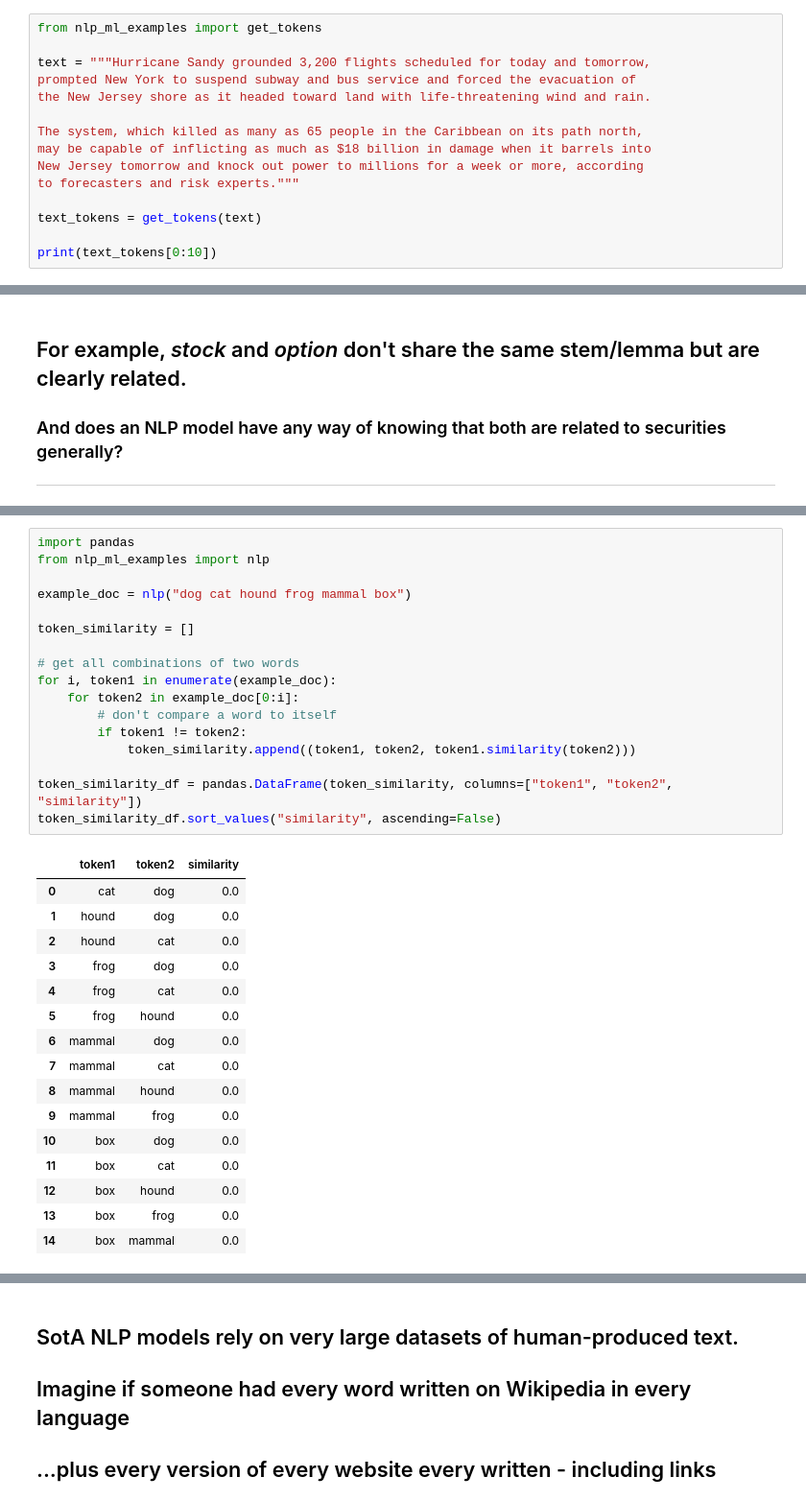
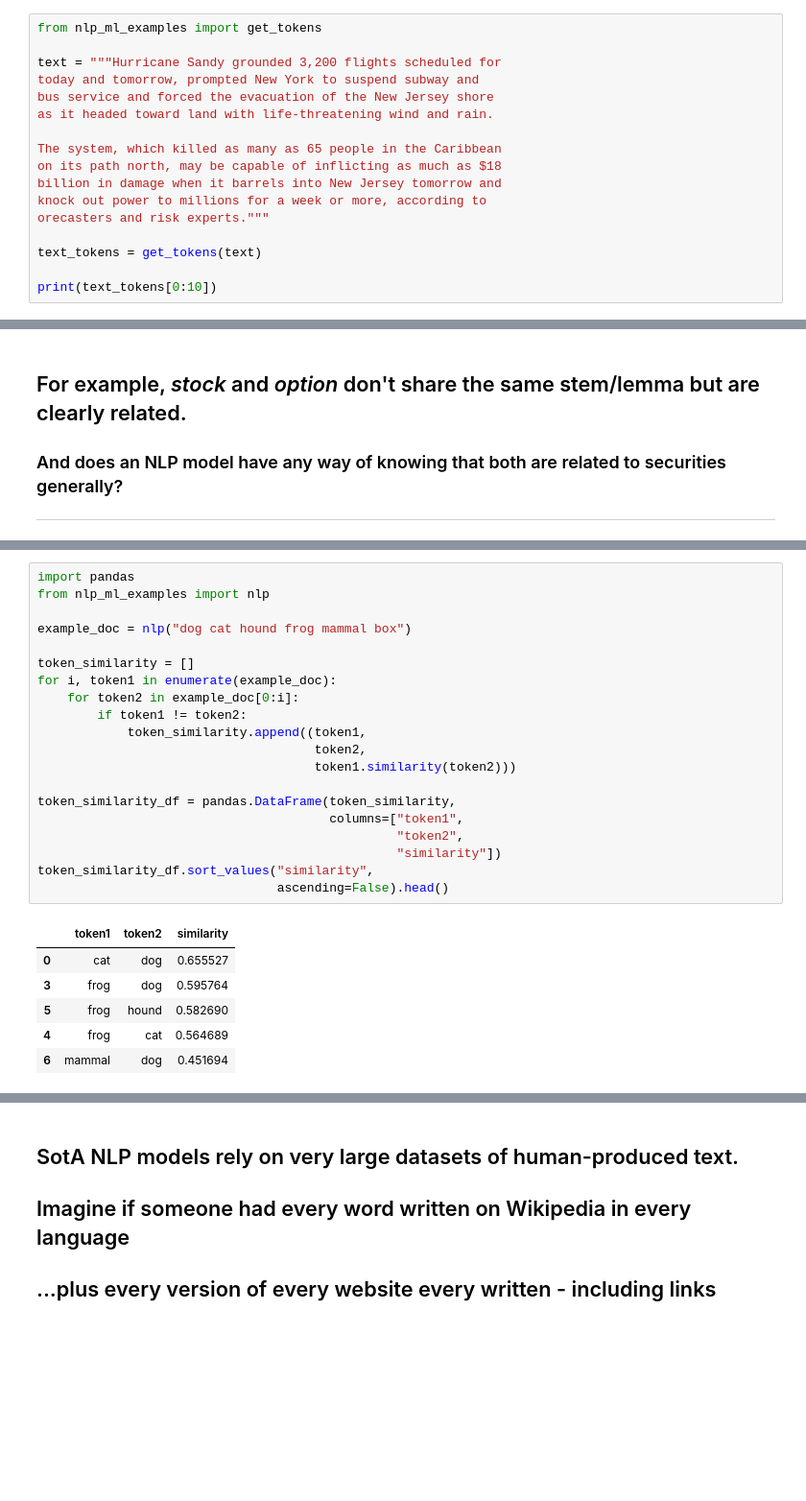
Before and after one commit to mjbommar/msu-ediscovery-nlp-ml, a Jupyter notebook: notebooks/ml_nlp_for_ediscovery.ipynb, the cells around one changed output, grey strips where cells are left out. Shown at 96% size. Cells and saved outputs as stored; diff of their text form; blank space fills up the shorter version.

```diff
--- a/notebooks/ml_nlp_for_ediscovery.ipynb
+++ b/notebooks/ml_nlp_for_ediscovery.ipynb
@@ -170,14 +163,16 @@ Message: thx for chat re: Cal transaction yesterday, pls share what # u think wi
 # %%
 from nlp_ml_examples import get_tokens
 
-text = """Hurricane Sandy grounded 3,200 flights scheduled for today and tomorrow,
-prompted New York to suspend subway and bus service and forced the evacuation of
-the New Jersey shore as it headed toward land with life-threatening wind and rain.
+text = """Hurricane Sandy grounded 3,200 flights scheduled for
+today and tomorrow, prompted New York to suspend subway and
+bus service and forced the evacuation of the New Jersey shore
+as it headed toward land with life-threatening wind and rain.
 
-The system, which killed as many as 65 people in the Caribbean on its path north,
-may be capable of inflicting as much as $18 billion in damage when it barrels into
-New Jersey tomorrow and knock out power to millions for a week or more, according
-to forecasters and risk experts."""
+The system, which killed as many as 65 people in the Caribbean
+on its path north, may be capable of inflicting as much as $18
+billion in damage when it barrels into New Jersey tomorrow and
+knock out power to millions for a week or more, according to
+orecasters and risk experts."""
 
 text_tokens = get_tokens(text)
 
@@ -395,37 +386,30 @@ get_tokens_and_ner(text)
 # %%
 import pandas
 from nlp_ml_examples import nlp
 
 example_doc = nlp("dog cat hound frog mammal box")
 
 token_similarity = []
-
-# get all combinations of two words
 for i, token1 in enumerate(example_doc):
     for token2 in example_doc[0:i]:
-        # don't compare a word to itself
         if token1 != token2:
-            token_similarity.append((token1, token2, token1.similarity(token2)))
+            token_similarity.append((token1,
+                                     token2,
+                                     token1.similarity(token2)))
 
-token_similarity_df = pandas.DataFrame(token_similarity, columns=["token1", "token2", "similarity"])
-token_similarity_df.sort_values("similarity", ascending=False)
+token_similarity_df = pandas.DataFrame(token_similarity,
+                                       columns=["token1",
+                                                "token2",
+                                                "similarity"])
+token_similarity_df.sort_values("similarity",
+                                ascending=False).head()
 # %% [output]
 |  | token1 | token2 | similarity |
-| 0 | cat | dog | 0.0 |
-| 1 | hound | dog | 0.0 |
-| 2 | hound | cat | 0.0 |
-| 3 | frog | dog | 0.0 |
-| 4 | frog | cat | 0.0 |
-| 5 | frog | hound | 0.0 |
-| 6 | mammal | dog | 0.0 |
-| 7 | mammal | cat | 0.0 |
-| 8 | mammal | hound | 0.0 |
-| 9 | mammal | frog | 0.0 |
-| 10 | box | dog | 0.0 |
-| 11 | box | cat | 0.0 |
-| 12 | box | hound | 0.0 |
-| 13 | box | frog | 0.0 |
-| 14 | box | mammal | 0.0 |
+| 0 | cat | dog | 0.655527 |
+| 3 | frog | dog | 0.595764 |
+| 5 | frog | hound | 0.582690 |
+| 4 | frog | cat | 0.564689 |
+| 6 | mammal | dog | 0.451694 |
 # %% [markdown]
 <h1>How did the computer know this?</h1>
 <h3>But also why is frog~hound > hound~dog?</h3>
```
Also changed, not shown: parts of 55 cells of this notebook, 4 other files.
